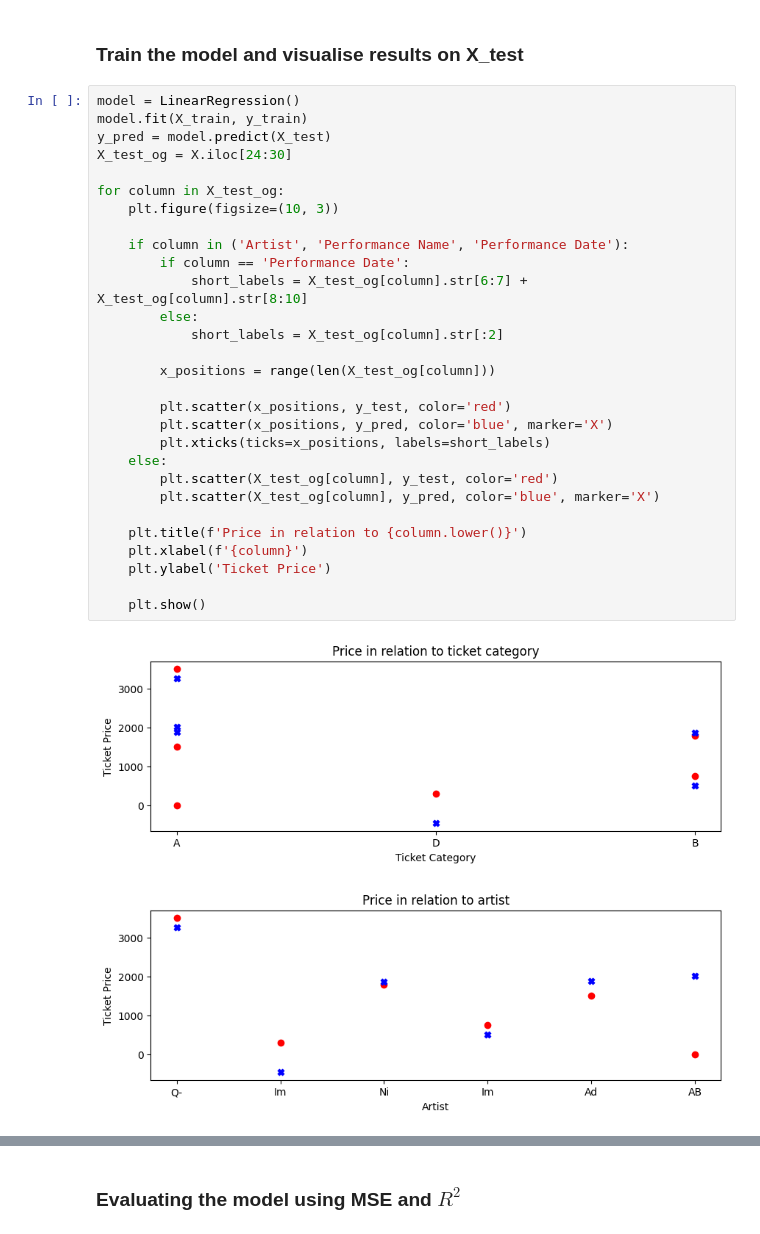
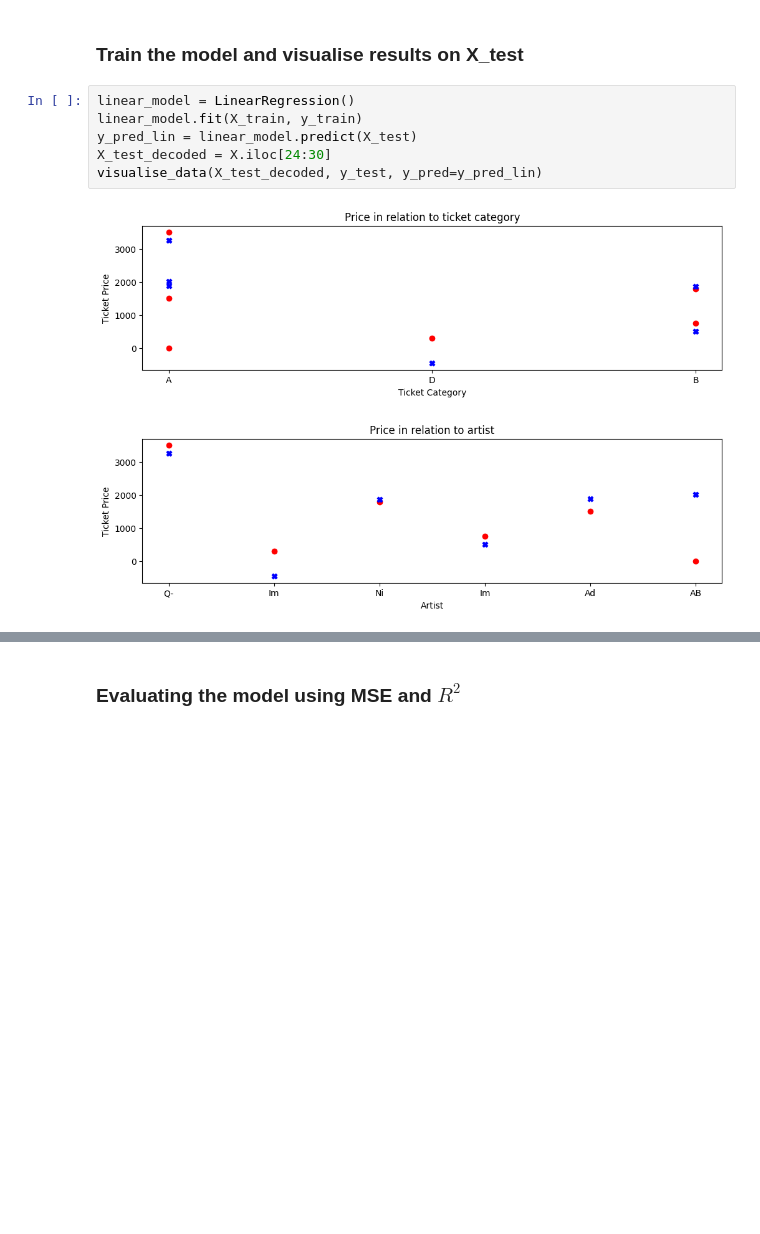
Before and after one commit to mikhail-mat/concert-price-prediction, a Jupyter notebook: regression.ipynb, the cells around one changed output, grey strips where cells are left out. Drawn from its saved outputs; the diff is of its cells as text; blank space fills up the shorter version.

```diff
--- a/regression.ipynb
+++ b/regression.ipynb
@@ -168,34 +175,11 @@ y_test = y.iloc[24:30]
 # %% [markdown]
 ### Train the model and visualise results on X_test
 # %%
-model = LinearRegression()
-model.fit(X_train, y_train)
-y_pred = model.predict(X_test)
-X_test_og = X.iloc[24:30]
-
-for column in X_test_og:
-    plt.figure(figsize=(10, 3))
-
-    if column in ('Artist', 'Performance Name', 'Performance Date'):
-        if column == 'Performance Date':
-            short_labels = X_test_og[column].str[6:7] + X_test_og[column].str[8:10]
-        else:
-            short_labels = X_test_og[column].str[:2]
-
-        x_positions = range(len(X_test_og[column]))
-
-        plt.scatter(x_positions, y_test, color='red')
-        plt.scatter(x_positions, y_pred, color='blue', marker='X')
-        plt.xticks(ticks=x_positions, labels=short_labels)
-    else:
-        plt.scatter(X_test_og[column], y_test, color='red')
-        plt.scatter(X_test_og[column], y_pred, color='blue', marker='X')
-
-    plt.title(f'Price in relation to {column.lower()}')
-    plt.xlabel(f'{column}')
-    plt.ylabel('Ticket Price')
-
-    plt.show()
+linear_model = LinearRegression()
+linear_model.fit(X_train, y_train)
+y_pred_lin = linear_model.predict(X_test)
+X_test_decoded = X.iloc[24:30]
+visualise_data(X_test_decoded, y_test, y_pred=y_pred_lin)
 # %% [output]
-[figure, old version]
+[figure, new version]
-[figure, old version]
+[figure, new version]
```
Also changed, not shown: parts of 9 cells of this notebook, 1 other file.
